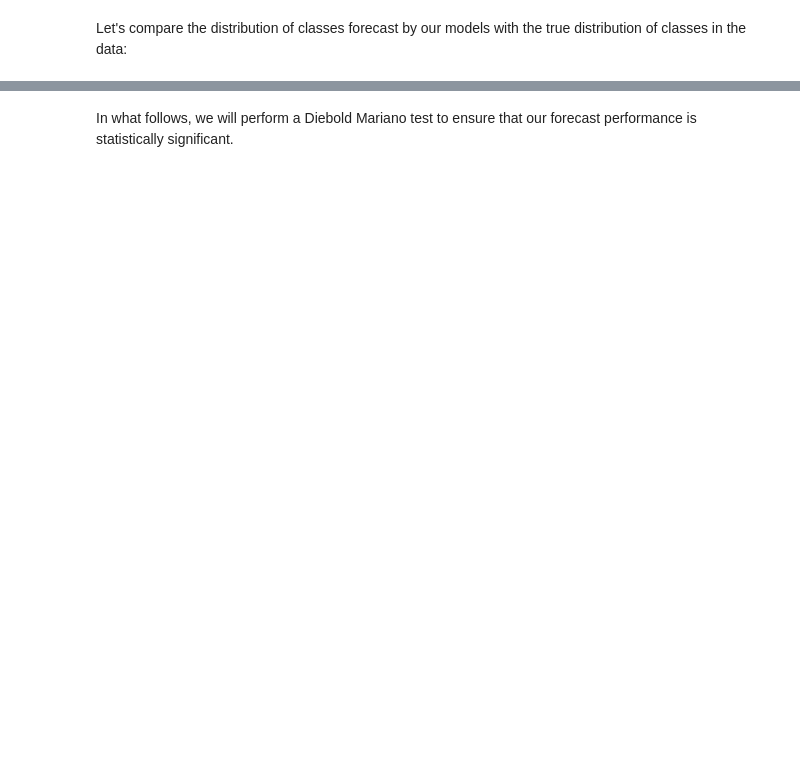
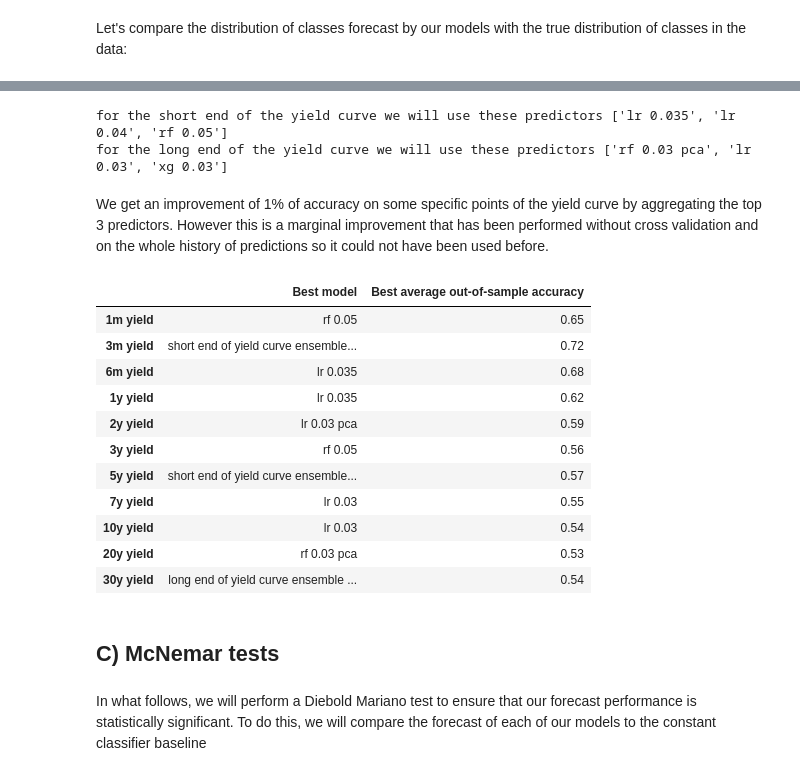
Before and after one commit to jeanlouvaleau/ML-for-trading-project, a Jupyter notebook: data_exploration JL_new.ipynb, the cells around one changed output, grey strips where cells are left out. Drawn from its saved outputs; the diff is of its cells as text; code cells hidden in the pictures; blank space fills up the shorter version.

Commit message:
ensemble fini

```diff
--- a/data_exploration JL_new.ipynb
+++ b/data_exploration JL_new.ipynb
@@ -2089,7 +2074,7 @@ The dataframe below represents the average out-of-sample accuracy of each model
 - 0.03 or 0.035 or 0.04 or 0.05 depending on the dataset on which the model was trained. As a reminder, this number represents the threshold of mutual information. For instance, for the dataset labelled as 0.03 we kept only features with a mutual information shared with the targets above 0.03.
 - pca or " " depending on whether we applied a PCA to reduce dimensionality before training the model.
 # %%
-accuracies = pd.concat([accuracies_lr,accuracies_rf,accuracies_xg],axis = 1).round(2)
+accuracies = pd.concat([accuracies_lr,accuracies_rf,accuracies_xg,accuracies_lstm],axis = 1).round(2)
 accuracies.index = ["1m yield","3m yield","6m yield","1y yield","2y yield","3y yield","5y yield","7y yield","10y yield","20y yield","30y yield"]
 accuracies = accuracies.add_prefix("average out-of-sample accuracy for ")
 accuracies
@@ -2288,0 +2221,10 @@ ValueError: Length mismatch: Expected axis has 45 elements, new values have 15 e
+# %%
+
+top_columns_shortend =  accuracies.head(4).mean(axis=0).sort_values(ascending=False).head(3).index.tolist()
+print("for the short end of the yield curve we will use these predictors", [col[35:] for col in top_columns_shortend])
+
+top_columns_longend =  accuracies.tail(3).mean(axis=0).sort_values(ascending=False).head(3).index.tolist()
+print("for the long end of the yield curve we will use these predictors", [col[35:] for col in top_columns_longend])
+# %% [output]
+for the short end of the yield curve we will use these predictors ['lr 0.035', 'lr 0.04', 'rf 0.05']
+for the long end of the yield curve we will use these predictors ['rf 0.03 pca', 'lr 0.03', 'xg 0.03']
@@ -2289,2 +2301,59 @@ ValueError: Length mismatch: Expected axis has 45 elements, new values have 15 e
+# %%
+ensemble_end = pd.DataFrame(index = Yw.iloc[780:Yw.shape[0]-1].index, columns = Yw.columns)
+accura = accuracies[top_columns_longend]
+
+for col, col2 in zip(
+    Yw.columns,
+    ["1m yield","3m yield","6m yield","1y yield","2y yield","3y yield",
+     "5y yield","7y yield","10y yield","20y yield","30y yield"]
+):
+
+    weights = accura.loc[col2]/accura.loc[col2].sum()
+    weights = weights.to_dict()
+
+    forecast = {
+        key: df.rename(columns={col: key})
+        for key, df in {
+            "lr 0.03": pd.read_csv("results of models/forecast logistic regression, 15y train test.csv", index_col=0)[[col]],
+            "rf 0.03 pca": pd.read_csv("results of models/forecast random forest pca, 15y train test.csv", index_col=0)[[col]],
+            "xg 0.03": pd.read_csv("results of models/forecast xgboost, 15y train test.csv", index_col=0)[[col]],
+        }.items()
+    }
+    forecast_agg = pd.concat(forecast.values(), axis=1)
+
+    weighted_preds = forecast_agg.copy()
+    for model in forecast_agg.columns:
+        weighted_preds[model] = forecast_agg[model] * weights[f'average out-of-sample accuracy for {model}']
+
+    forecast_agg['ensemble'] = weighted_preds.sum(axis=1)
+
+    ensemble_end[col] = (forecast_agg['ensemble'] > 0.5).astype(int)
+
+Yw_true = Yw.iloc[780:Yw.shape[0]-1]
+accu = (ensemble_end == Yw_true).mean().round(2)
+accu.index = accuracies.index
+accuracies['average out-of-sample accuracy for long end of yield curve ensemble model'] = accu
+# %% [markdown]
+We get an improvement of 1% of accuracy on some specific points of the yield curve by aggregating the top 3 predictors. However this is a marginal improvement that has been performed without cross validation and on the whole history of predictions so it could not have been used before.
+# %%
+best_models = pd.DataFrame({"Best model":[col[35:] for col in accuracies.idxmax(axis=1)],
+                            "Best average out-of-sample accuracy": accuracies.max(axis=1)
+                            })
+best_models
+# %% [output]
+|  | Best model | Best average out-of-sample accuracy |
+| 1m yield | rf 0.05 | 0.65 |
+| 3m yield | short end of yield curve ensemble... | 0.72 |
+| 6m yield | lr 0.035 | 0.68 |
+| 1y yield | lr 0.035 | 0.62 |
+| 2y yield | lr 0.03 pca | 0.59 |
+| 3y yield | rf 0.05 | 0.56 |
+| 5y yield | short end of yield curve ensemble... | 0.57 |
+| 7y yield | lr 0.03 | 0.55 |
+| 10y yield | lr 0.03 | 0.54 |
+| 20y yield | rf 0.03 pca | 0.53 |
+| 30y yield | long end of yield curve ensemble ... | 0.54 |
+# %% [markdown]
+## C) McNemar tests
 # %% [markdown]
-In what follows, we will perform a Diebold Mariano test to ensure that our forecast performance is statistically significant.
+In what follows, we will perform a Diebold Mariano test to ensure that our forecast performance is statistically significant. To do this, we will compare the forecast of each of our models to the constant classifier baseline
```
Also changed, not shown: parts of 16 cells of this notebook.
